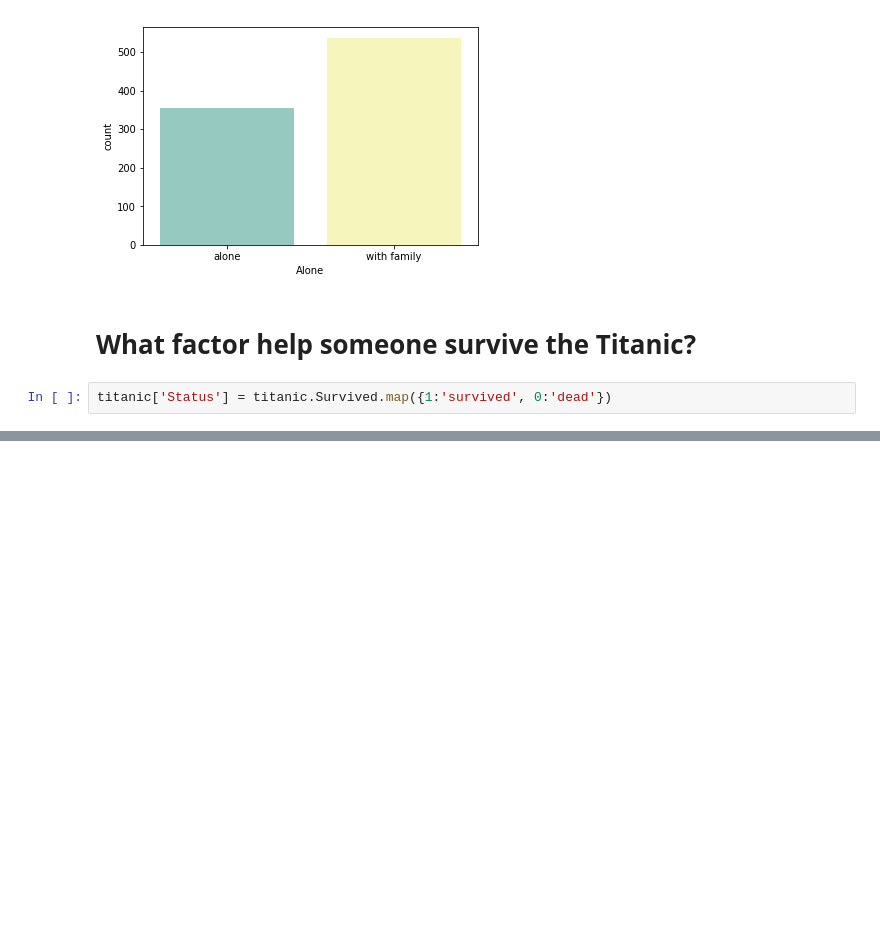
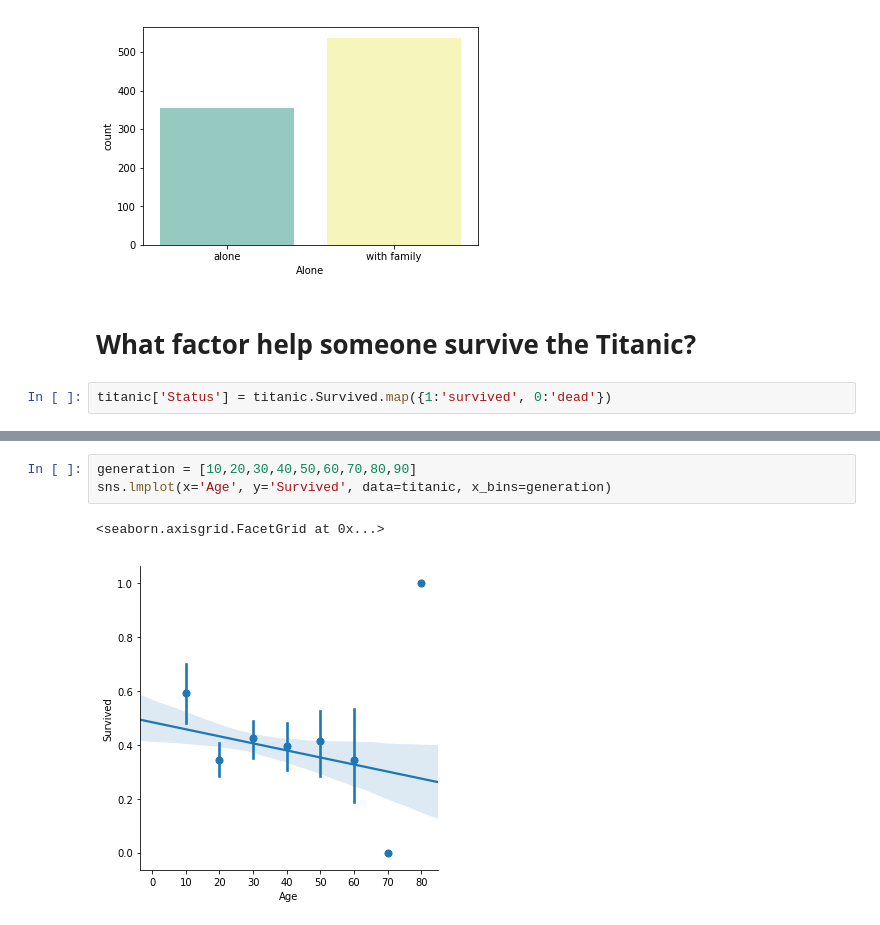
Before and after one commit to kimdang/Titanic_Machine_Learning, a Jupyter notebook: Titanic Machine Learning.ipynb, the cells around one changed output, grey strips where cells are left out. Cells and saved outputs as stored; diff of their text form; blank space fills up the shorter version.

```diff
--- a/Titanic Machine Learning.ipynb
+++ b/Titanic Machine Learning.ipynb
@@ -137,0 +141,6 @@ fig=sns.catplot(x="Pclass", hue="Sex", col="Status", order=['first','second','th
+# %%
+generation = [10,20,30,40,50,60,70,80,90]
+sns.lmplot(x='Age', y='Survived', data=titanic, x_bins=generation)
+# %% [output]
+<seaborn.axisgrid.FacetGrid at 0x...>
+[figure, added]
```
Also changed, not shown: parts of 8 cells of this notebook.
